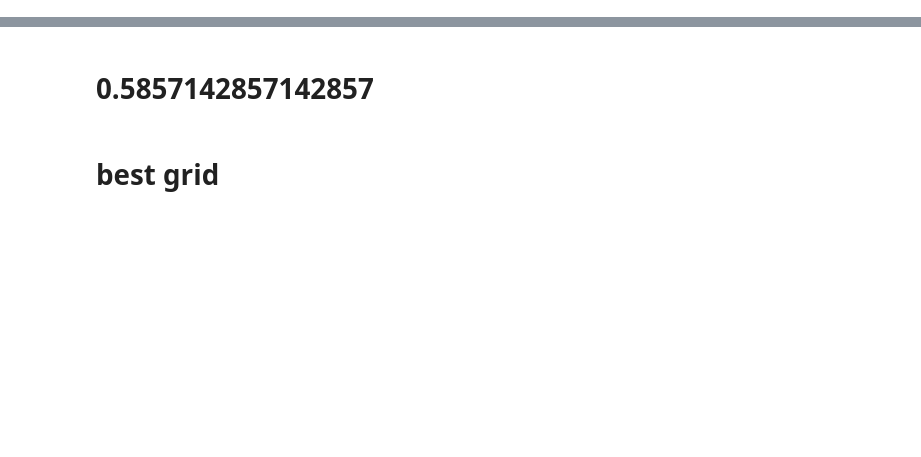
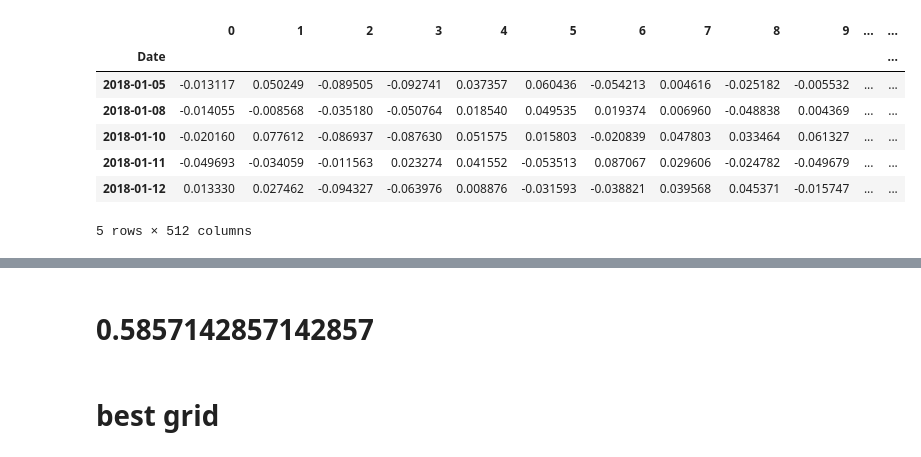
Before and after one commit to ianndelap/market_sentiment, a Jupyter notebook: notebooks/improve model.ipynb, the cells around one changed output, grey strips where cells are left out. Cells and saved outputs as stored; diff of their text form; code cells hidden in the pictures; blank space fills up the shorter version.

```diff
--- a/notebooks/improve model.ipynb
+++ b/notebooks/improve model.ipynb
@@ -59,4 +75,15 @@ df['Date'] = pd.to_datetime(df['Date'])
 df = df.set_index(['Date'])
 # %%
 df = df.drop(['is_intc','is_ge','is_bynd','BTC','is_btc'], axis = 1)
+# %%
+df.head(5)
+# %% [output]
+|  | 0 | 1 | 2 | 3 | 4 | 5 | 6 | 7 | 8 | 9 | ... | ... |
+| Date |  |  |  |  |  |  |  |  |  |  |  | ... |
+| 2018-01-05 | -0.013117 | 0.050249 | -0.089505 | -0.092741 | 0.037357 | 0.060436 | -0.054213 | 0.004616 | -0.025182 | -0.005532 | ... | ... |
+| 2018-01-08 | -0.014055 | -0.008568 | -0.035180 | -0.050764 | 0.018540 | 0.049535 | 0.019374 | 0.006960 | -0.048838 | 0.004369 | ... | ... |
+| 2018-01-10 | -0.020160 | 0.077612 | -0.086937 | -0.087630 | 0.051575 | 0.015803 | -0.020839 | 0.047803 | 0.033464 | 0.061327 | ... | ... |
+| 2018-01-11 | -0.049693 | -0.034059 | -0.011563 | 0.023274 | 0.041552 | -0.053513 | 0.087067 | 0.029606 | -0.024782 | -0.049679 | ... | ... |
+| 2018-01-12 | 0.013330 | 0.027462 | -0.094327 | -0.063976 | 0.008876 | -0.031593 | -0.038821 | 0.039568 | 0.045371 | -0.015747 | ... | ... |
+5 rows × 512 columns
 # %%
```
Also changed, not shown: parts of 37 cells of this notebook, 2 other files.
